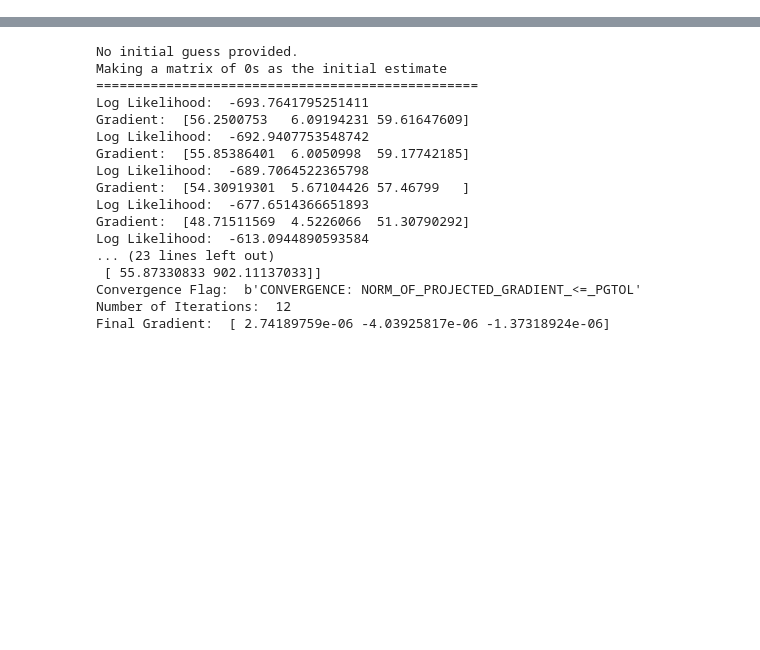
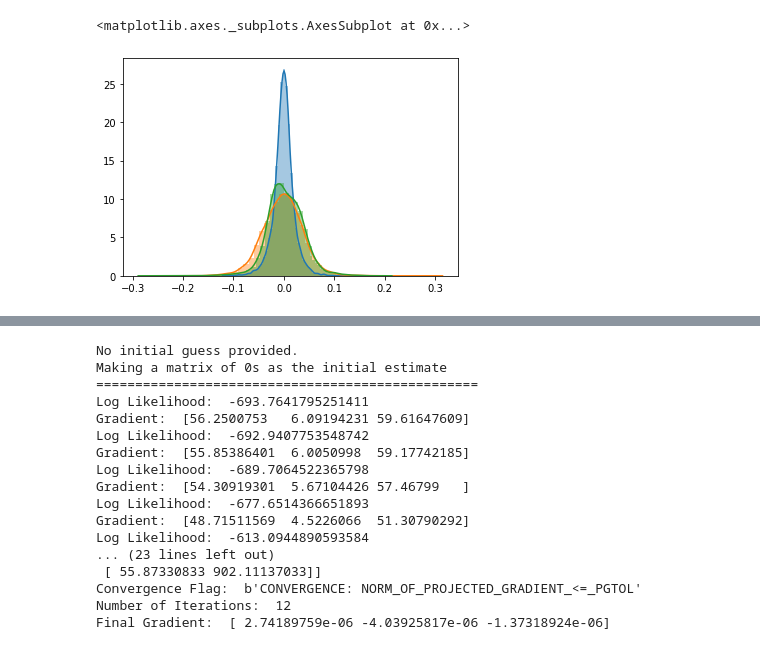
Before and after one commit to AlexTISYoung/snipar, a Jupyter notebook: ldsc_reg/playing_with_model.ipynb, the cells around one changed output, grey strips where cells are left out. Cells and saved outputs as stored; diff of their text form; code cells hidden in the pictures; blank space fills up the shorter version.

Commit message:
added some plots to notebook

```diff
--- a/ldsc_reg/playing_with_model.ipynb
+++ b/ldsc_reg/playing_with_model.ipynb
@@ -29 +31,20 @@ No value given for allele frequencies.
 Effect Vectors Simulated!
+# %%
+# reading in causal data
+file = "C:/Users/Hariharan/Documents/genoecon_work/snipardata/causal.hdf5"
+
+hf = h5py.File(file, 'r')
+theta  = hf.get('estimate')[()]
+S = hf.get('estimate_covariance')[()]
+f = hf.get('freqs')[()]
+# %%
+# taking complete cases of effects
+theta_cc = theta[~np.isnan(theta).any(axis=1)]
+
+# plotting
+sns.distplot(theta_cc[:, 0])
+sns.distplot(theta_cc[:, 1])
+sns.distplot(theta_cc[:, 2])
+# %% [output]
+<matplotlib.axes._subplots.AxesSubplot at 0x...>
+[figure, added]
```
Also changed, not shown: parts of 3 cells of this notebook.
